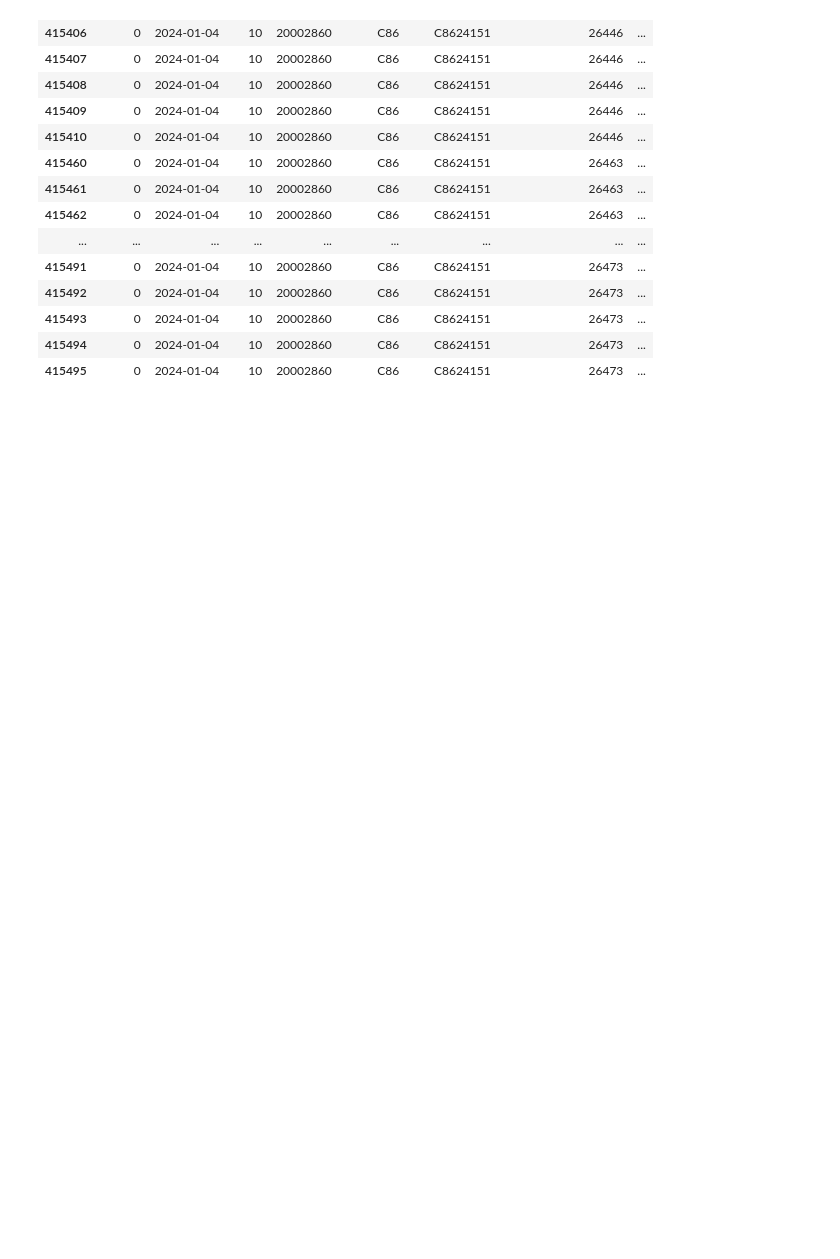
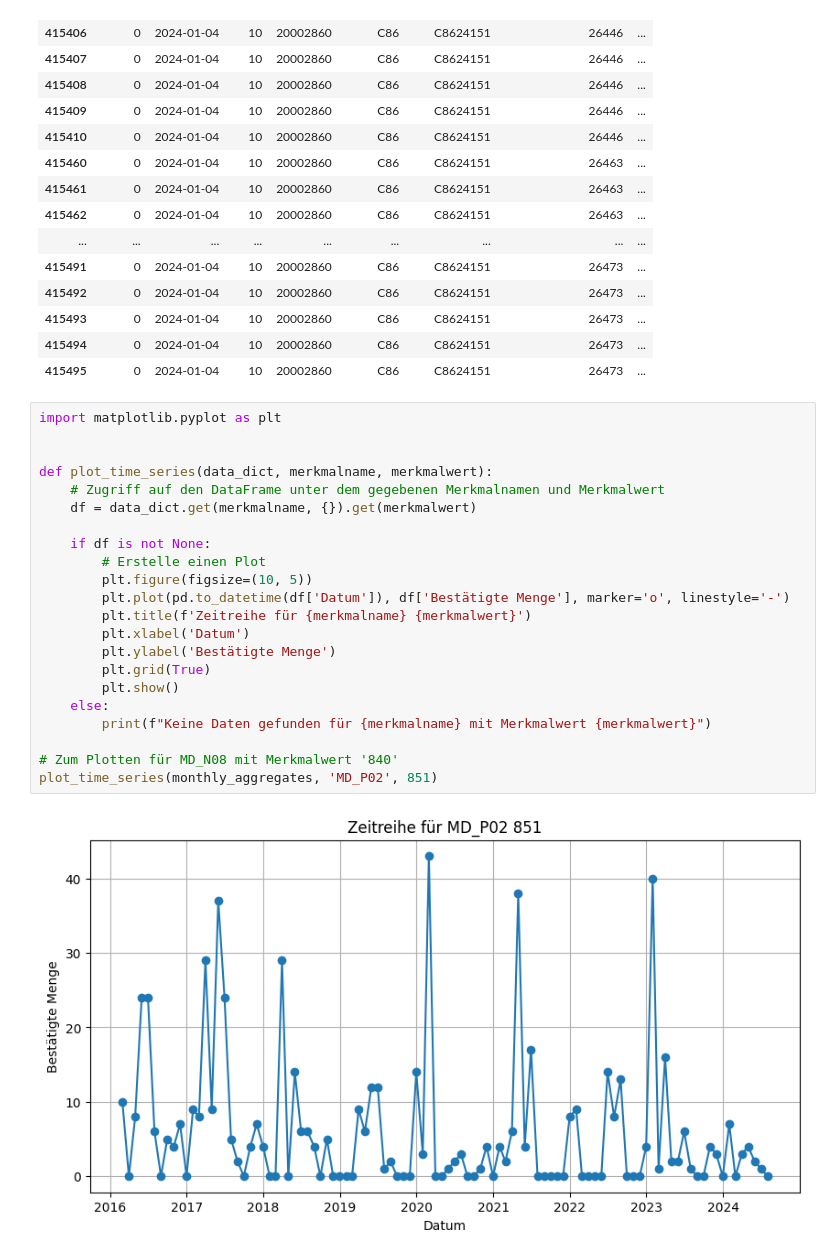
Before and after one commit to realreul/ML-with-CLAAS, a Jupyter notebook: TakeRates.ipynb, the cells around one changed output. Drawn from its saved outputs; the diff is of its cells as text; blank space fills up the shorter version.

Commit message:
added plot function

```diff
--- a/TakeRates.ipynb
+++ b/TakeRates.ipynb
@@ -890,3 +890,27 @@ df_2024_s
 | 415493 | 0 | 2024-01-04 | 10 | 20002860 | C86 | C8624151 | 26473 | ... |
 | 415494 | 0 | 2024-01-04 | 10 | 20002860 | C86 | C8624151 | 26473 | ... |
 | 415495 | 0 | 2024-01-04 | 10 | 20002860 | C86 | C8624151 | 26473 | ... |
+# %%
+import matplotlib.pyplot as plt
+
+
+def plot_time_series(data_dict, merkmalname, merkmalwert):
+    # Zugriff auf den DataFrame unter dem gegebenen Merkmalnamen und Merkmalwert
+    df = data_dict.get(merkmalname, {}).get(merkmalwert)
+
+    if df is not None:
+        # Erstelle einen Plot
+        plt.figure(figsize=(10, 5))
+        plt.plot(pd.to_datetime(df['Datum']), df['Bestätigte Menge'], marker='o', linestyle='-')
+        plt.title(f'Zeitreihe für {merkmalname} {merkmalwert}')
+        plt.xlabel('Datum')
+        plt.ylabel('Bestätigte Menge')
+        plt.grid(True)
+        plt.show()
+    else:
+        print(f"Keine Daten gefunden für {merkmalname} mit Merkmalwert {merkmalwert}")
+
+# Zum Plotten für MD_N08 mit Merkmalwert '840'
+plot_time_series(monthly_aggregates, 'MD_P02', 851)
+# %% [output]
+[figure, added]
```
Also changed, not shown: parts of 2 cells of this notebook.
